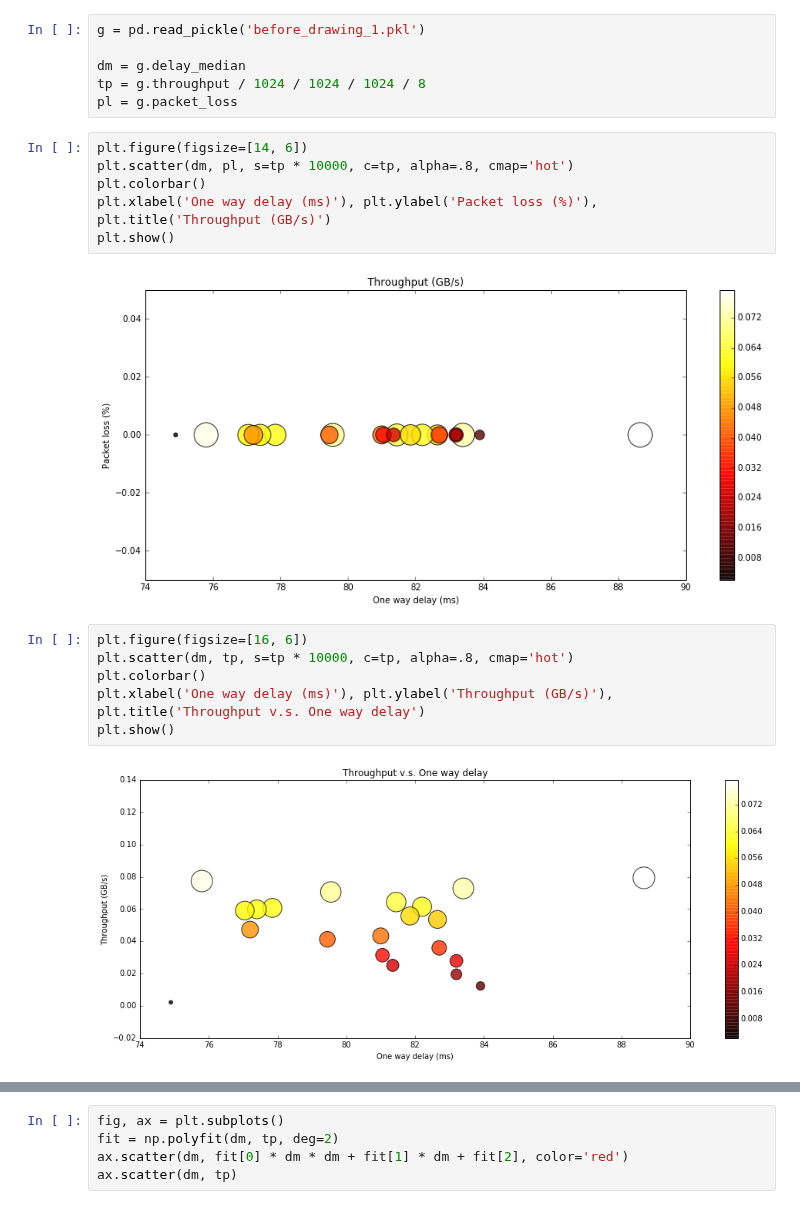
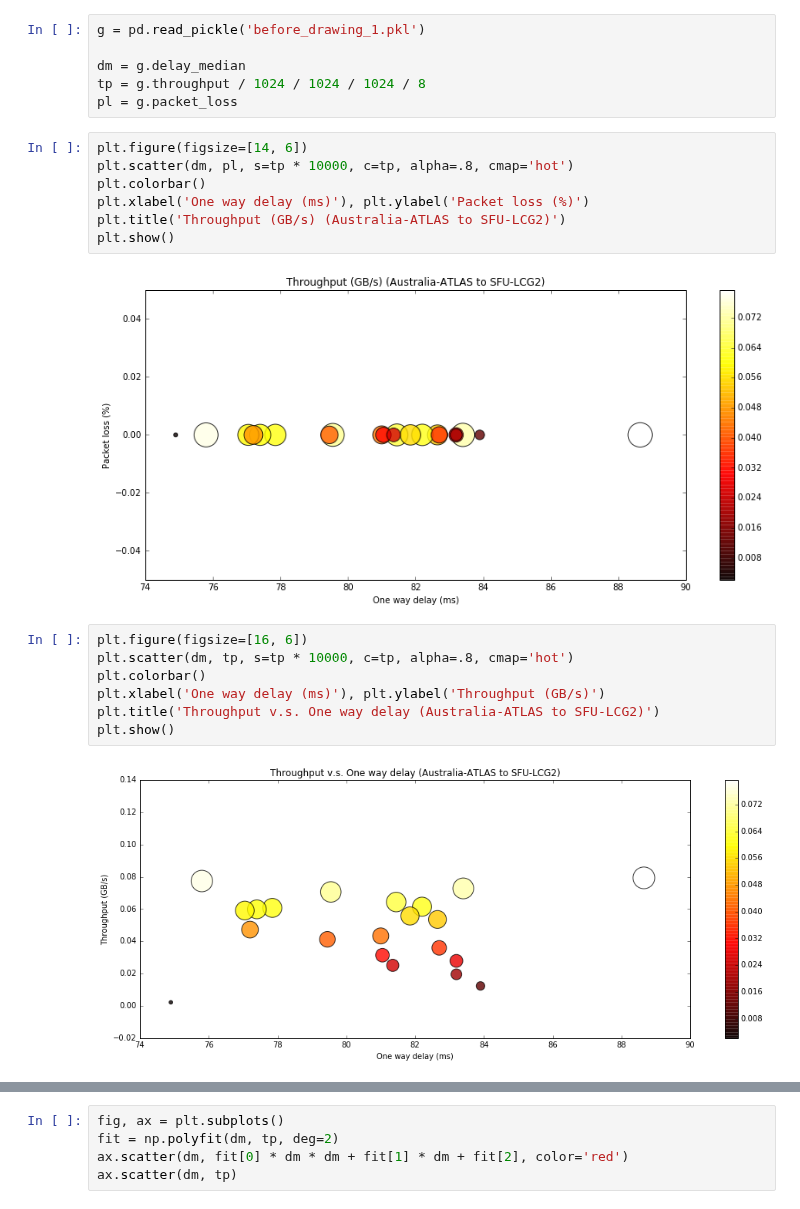
Before and after one commit to ATLAS-Analytics/AnalyticsNotebooks, a Jupyter notebook: Xinran/Xinran3.ipynb, the cells around one changed output, grey strips where cells are left out. Saved outputs shown, nothing was run; the diff lists cells and outputs as text.

```diff
--- a/Xinran/Xinran3.ipynb
+++ b/Xinran/Xinran3.ipynb
@@ -451,19 +453,21 @@ pl = g.packet_loss
 # %%
 plt.figure(figsize=[14, 6])
 plt.scatter(dm, pl, s=tp * 10000, c=tp, alpha=.8, cmap='hot')
 plt.colorbar()
-plt.xlabel('One way delay (ms)'), plt.ylabel('Packet loss (%)'), plt.title('Throughput (GB/s)')
+plt.xlabel('One way delay (ms)'), plt.ylabel('Packet loss (%)')
+plt.title('Throughput (GB/s) (Australia-ATLAS to SFU-LCG2)')
 plt.show()
 # %% [output]
-[figure, old version]
+[figure, new version]
 # %%
 plt.figure(figsize=[16, 6])
 plt.scatter(dm, tp, s=tp * 10000, c=tp, alpha=.8, cmap='hot')
 plt.colorbar()
-plt.xlabel('One way delay (ms)'), plt.ylabel('Throughput (GB/s)'), plt.title('Throughput v.s. One way delay')
+plt.xlabel('One way delay (ms)'), plt.ylabel('Throughput (GB/s)')
+plt.title('Throughput v.s. One way delay (Australia-ATLAS to SFU-LCG2)')
 plt.show()
 # %% [output]
-[figure, old version]
+[figure, new version]
 # %%
 plt.figure(figsize=[12, 8])
 plt.scatter(dm, tp, s=100, c='#403075')
```
Also changed, not shown: parts of 23 cells of this notebook, 4 other files.
